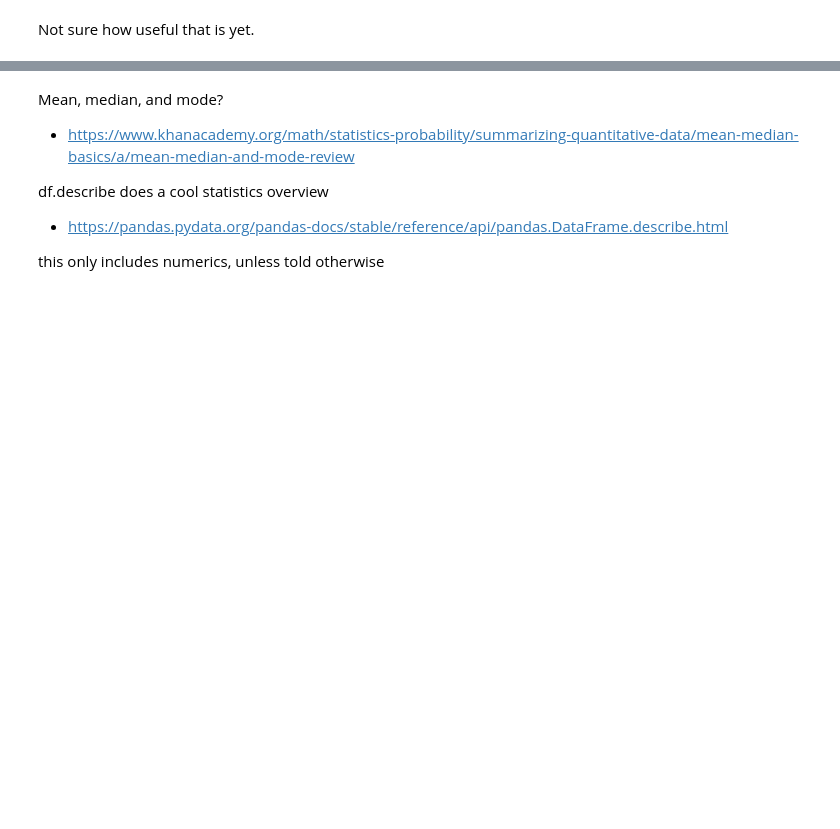
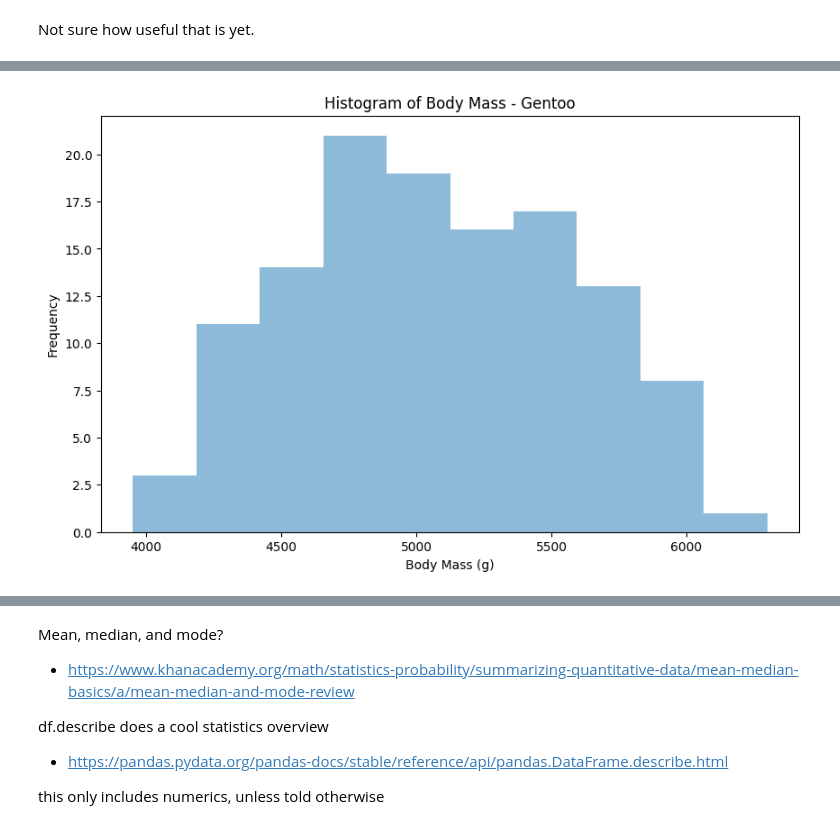
Before and after one commit to holmstead/principles_of_data_analytics, a Jupyter notebook: penguins.ipynb, the cells around one changed output, grey strips where cells are left out. Cells and saved outputs as stored; diff of their text form; code cells hidden in the pictures; blank space fills up the shorter version.

```diff
--- a/penguins.ipynb
+++ b/penguins.ipynb
@@ -484,0 +487,23 @@ plt.legend(body_mass_by_species.groups.keys())
+# %%
+# group by species
+body_mass_by_species = df.groupby('species')['body_mass_g']
+
+# specify the species to plot
+species = 'Gentoo'
+
+# get the data for the specified species
+species_to_plot = body_mass_by_species.get_group(species)
+
+# Plotting histogram for the specified species
+plt.figure(figsize=(10, 6))
+plt.hist(species_to_plot, bins=10, alpha=0.5)  # Adjust bins and other parameters as needed
+
+# Adding labels and title
+plt.xlabel('Body Mass (g)')
+plt.ylabel('Frequency')
+plt.title(f'Histogram of Body Mass - {species}')
+
+# Show the plot
+plt.show()
+# %% [output]
+[figure, added]
```
Also changed, not shown: parts of 4 cells of this notebook.
